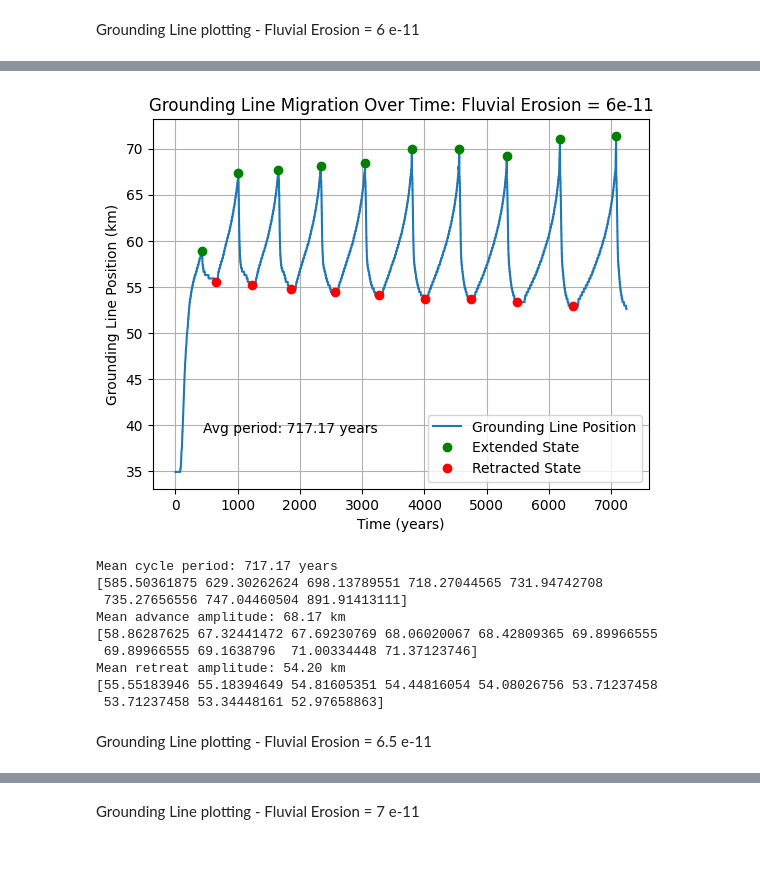
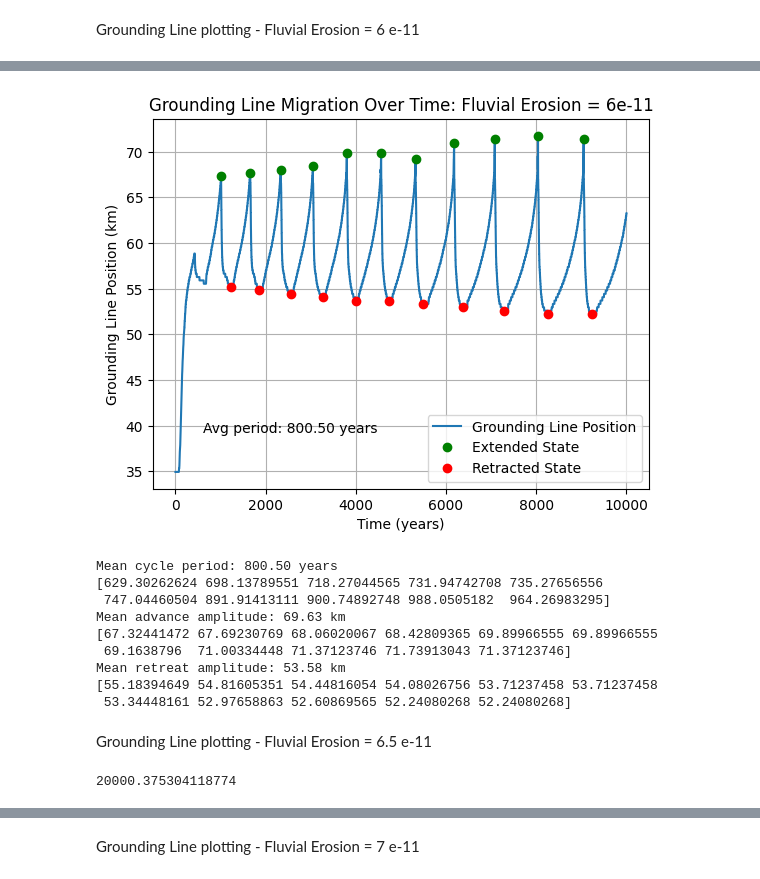
Before and after one commit to ktlix2ski/brinkmodeltest, a Jupyter notebook: Analysis/FluvialErosion_Tests.ipynb, the cells around one changed output, grey strips where cells are left out. Saved outputs shown, nothing was run; the diff lists cells and outputs as text; code cells hidden in the pictures.

```diff
--- a/Analysis/FluvialErosion_Tests.ipynb
+++ b/Analysis/FluvialErosion_Tests.ipynb
@@ -810,7 +894,7 @@ Mean retreat amplitude: 53.94 km
 Grounding Line plotting - Fluvial Erosion = 5 e-11
 # %%
 gl_run_title_cc_5e11 = str("Grounding Line Evolution Over Time - Fluvial Erosion Coeffcient = 5.0 E^-11")
-cc_5e11 = "/media/kayatroyer/KayaDrive/Thesis/OfficialExperimentRuns/ccTests/PT2_cctests/Run10_5e-11/DATA_Dictionary_2025_04_06__21_18_07.pkl.gz"
+cc_5e11 = "/media/kayatroyer/KayaDrive/Thesis/OfficialExperimentRuns/20kTests/cc_tests/DATA_Dictionary_2025_05_01__02_04_33_CC5e-11.pkl.gz"
 with gzip.open(cc_5e11, 'rb') as f:
     DATA_dict_cc_5e11 = pickle.load(f)
 # %%
@@ -900,7 +993,7 @@ Mean retreat amplitude: 53.99 km
 Grounding Line plotting - Fluvial Erosion = 5.5 e-11
 # %%
 gl_run_title_cc_55e11 = str("Grounding Line Evolution Over Time - Fluvial Erosion Coeffcient = 5.5 E^-11")
-cc_55e11 = "/media/kayatroyer/KayaDrive/Thesis/OfficialExperimentRuns/ccTests/PT2_cctests/Run11_5.5e-11/DATA_Dictionary_2025_04_06__23_38_52.pkl.gz"
+cc_55e11 = "/media/kayatroyer/KayaDrive/Thesis/OfficialExperimentRuns/20kTests/cc_tests/DATA_Dictionary_2025_05_01__12_15_28_CC55e-11.pkl.gz"
 with gzip.open(cc_55e11, 'rb') as f:
     DATA_dict_cc_55e11 = pickle.load(f)
 # %%
@@ -990,7 +1092,7 @@ Mean retreat amplitude: 53.90 km
 Grounding Line plotting - Fluvial Erosion = 6 e-11
 # %%
 gl_run_title_cc_6e11 = str("Grounding Line Evolution Over Time - Fluvial Erosion Coeffcient = 6.0 E^-11")
-cc_6e11 = "/media/kayatroyer/KayaDrive/Thesis/OfficialExperimentRuns/ccTests/PT2_cctests/Run12_6e-11/DATA_Dictionary_2025_04_07__11_41_22.pkl.gz"
+cc_6e11 = "/media/kayatroyer/KayaDrive/Thesis/OfficialExperimentRuns/20kTests/cc_tests/DATA_Dictionary_2025_05_01__13_16_41_CC6e-11.pkl.gz"
 with gzip.open(cc_6e11, 'rb') as f:
     DATA_dict_cc_6e11 = pickle.load(f)
 # %%
@@ -1038,44 +1146,47 @@ for row in data_matrix:
 
 gl_positions_cc_6e11 = np.array(gl_positions_cc_6e11)
 GL_km_cc_6e11 = mesh_index_to_km(gl_positions_cc_6e11)
+mask = np.array(time) <= 10000
+time = np.array(time)[mask]
+GL_km_cc_6e11 = GL_km_cc_6e11[mask]
 # %%
-peaks_cc_6e11, _ = find_peaks(GL_km_cc_6e11, prominence=3)
-troughs_cc_6e11, _ = find_peaks(-GL_km_cc_6e11, prominence=3)
+peaks_cc_6e11, _ = find_peaks(GL_km_cc_6e11, prominence=4)
+troughs_cc_6e11, _ = find_peaks(-GL_km_cc_6e11, prominence=4)
 periods_cc_6e11 = np.diff(np.array(time)[troughs_cc_6e11])
 adv_dists_cc_6e11 = GL_km_cc_6e11[peaks_cc_6e11]
 ret_dists__cc_6e11 = GL_km_cc_6e11[troughs_cc_6e11]
 
 
 plt.plot(time, GL_km_cc_6e11, label='Grounding Line Position')
 plt.plot(np.array(time)[peaks_cc_6e11], GL_km_cc_6e11[peaks_cc_6e11], 'go', label='Extended State')
 plt.plot(np.array(time)[troughs_cc_6e11], GL_km_cc_6e11[troughs_cc_6e11], 'ro', label='Retracted State')
 plt.text(0.1, 0.15, f'Avg period: {np.mean(periods_cc_6e11):.2f} years', transform=plt.gca().transAxes)
 plt.legend()
 plt.xlabel("Time (years)")
 plt.ylabel("Grounding Line Position (km)")
 plt.title("Grounding Line Migration Over Time: Fluvial Erosion = 6e-11")
 plt.grid()
 plt.show()
 
 print(f"Mean cycle period: {np.mean(periods_cc_6e11):.2f} years")
 print(periods_cc_6e11)
 
 print(f"Mean advance amplitude: {np.mean(adv_dists_cc_6e11):.2f} km")
 print(adv_dists_cc_6e11)
 
 print(f"Mean retreat amplitude: {np.mean(ret_dists__cc_6e11):.2f} km")
 print(ret_dists__cc_6e11)
 # %% [output]
-[figure, old version]
+[figure, new version]
-Mean cycle period: 717.17 years
-[585.50361875 629.30262624 698.13789551 718.27044565 731.94742708
- 735.27656556 747.04460504 891.91413111]
-Mean advance amplitude: 68.17 km
-[58.86287625 67.32441472 67.69230769 68.06020067 68.42809365 69.89966555
- 69.89966555 69.1638796  71.00334448 71.37123746]
-Mean retreat amplitude: 54.20 km
-[55.55183946 55.18394649 54.81605351 54.44816054 54.08026756 53.71237458
- 53.71237458 53.34448161 52.97658863]
+Mean cycle period: 800.50 years
+[629.30262624 698.13789551 718.27044565 731.94742708 735.27656556
+ 747.04460504 891.91413111 900.74892748 988.0505182  964.26983295]
+Mean advance amplitude: 69.63 km
+[67.32441472 67.69230769 68.06020067 68.42809365 69.89966555 69.89966555
+ 69.1638796  71.00334448 71.37123746 71.73913043 71.37123746]
+Mean retreat amplitude: 53.58 km
+[55.18394649 54.81605351 54.44816054 54.08026756 53.71237458 53.71237458
+ 53.34448161 52.97658863 52.60869565 52.24080268 52.24080268]
 # %% [markdown]
 Grounding Line plotting - Fluvial Erosion = 6.5 e-11
 # %%
@@ -1094,6 +1205,12 @@ ub_dict = DATA_dict_cc_65e11['ub_dict']
 Hs_dict = DATA_dict_cc_65e11['Hs_dict']
 GL_dict = DATA_dict_cc_65e11['GL_dict']
 Qs_dict = DATA_dict_cc_65e11['Qs_dict']
+counter_dict_65e11 = DATA_dict_cc_65e11['counter_dict']
+SMB_dict_65e11 = DATA_dict_cc_65e11['SMB_dict']
+final_time = list(GL_dict)[-1]
+print(final_time)
+# %% [output]
+20000.375304118774
 # %%
 GL_dict = DATA_dict_cc_65e11['GL_dict']
 time = list(GL_dict.keys())
```
Also changed, not shown: parts of 73 cells of this notebook, 3 other files.
